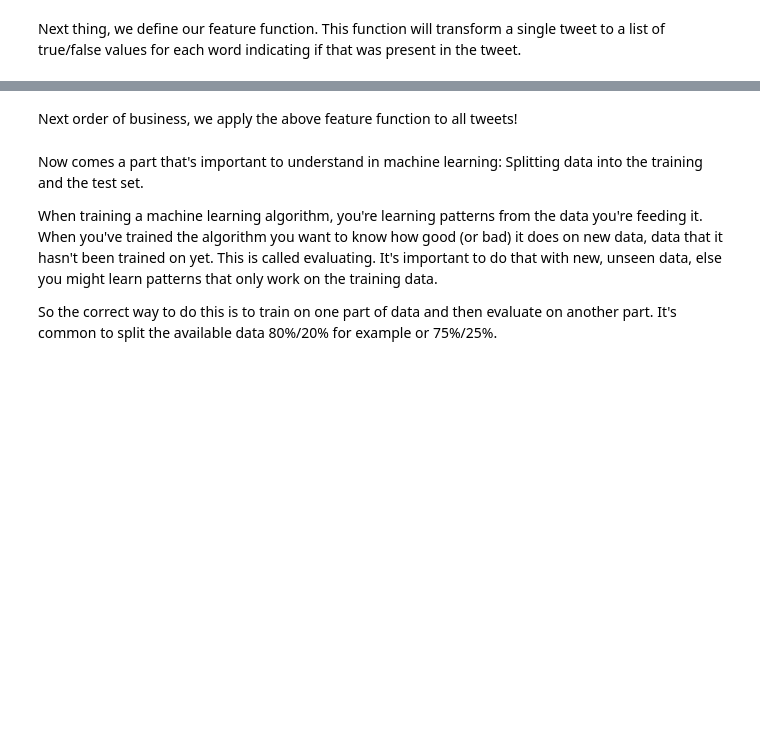
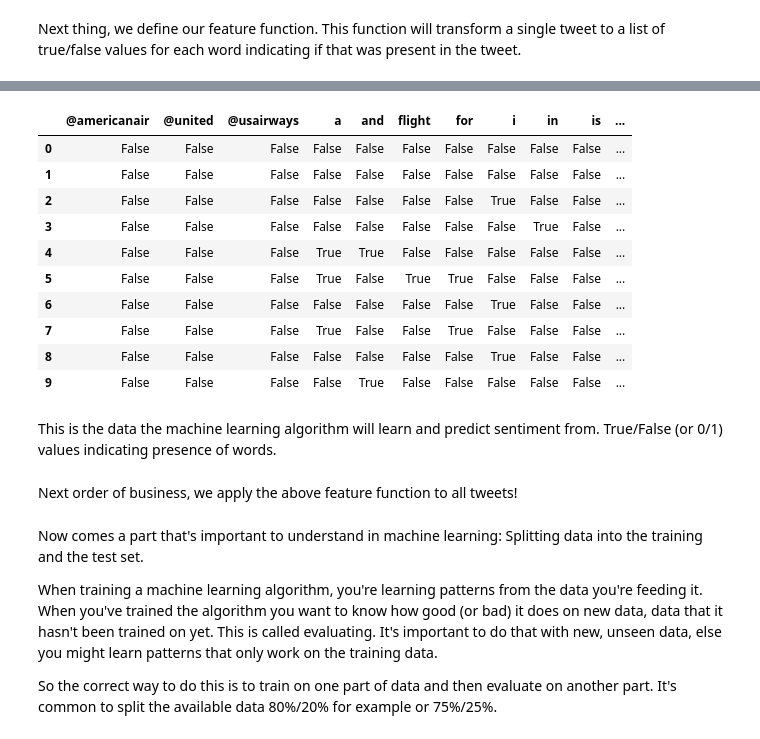
Before and after one commit to EikeDehling/machine-learnings, a Jupyter notebook: nlp_nltk.ipynb, the cells around one changed output, grey strips where cells are left out. Drawn from its saved outputs; the diff is of its cells as text; code cells hidden in the pictures; blank space fills up the shorter version.

```diff
--- a/nlp_nltk.ipynb
+++ b/nlp_nltk.ipynb
@@ -49,12 +68,10 @@ word_dist = nltk.FreqDist(all_words)
 # %% [markdown]
 Next thing, we define our feature function. This function will transform a single tweet to a list of true/false values for each word indicating if that was present in the tweet.
 # %%
-def feature_function(doc):
+def feature_function(doc, top_n=1000):
     document_words = set(doc)
-    #corpus_words = word_dist.keys()
-    corpus_words = [w for w,f in word_dist.most_common(1000)]
     return {
         word : (word in document_words)
-        for word in corpus_words
+        for word, _ in word_dist.most_common(top_n)
     }
 # %% [markdown]
@@ -68,3 +79,20 @@ print(list(feature_function(tweets[1]).items())[:10])
+# %%
+import pandas
+pandas.DataFrame([feature_function(tweet, top_n=15) for tweet in tweets[:10]])
+# %% [output]
+|  | @americanair | @united | @usairways | a | and | flight | for | i | in | is | ... |
+| 0 | False | False | False | False | False | False | False | False | False | False | ... |
+| 1 | False | False | False | False | False | False | False | False | False | False | ... |
+| 2 | False | False | False | False | False | False | False | True | False | False | ... |
+| 3 | False | False | False | False | False | False | False | False | True | False | ... |
+| 4 | False | False | False | True | True | False | False | False | False | False | ... |
+| 5 | False | False | False | True | False | True | True | False | False | False | ... |
+| 6 | False | False | False | False | False | False | False | True | False | False | ... |
+| 7 | False | False | False | True | False | False | True | False | False | False | ... |
+| 8 | False | False | False | False | False | False | False | True | False | False | ... |
+| 9 | False | False | False | False | True | False | False | False | False | False | ... |
+# %% [markdown]
+This is the data the machine learning algorithm will learn and predict sentiment from. True/False (or 0/1) values indicating presence of words.
 # %% [markdown]
 Next order of business, we apply the above feature function to all tweets!
 # %%
```
Also changed, not shown: parts of 11 cells of this notebook, 3 other files.
